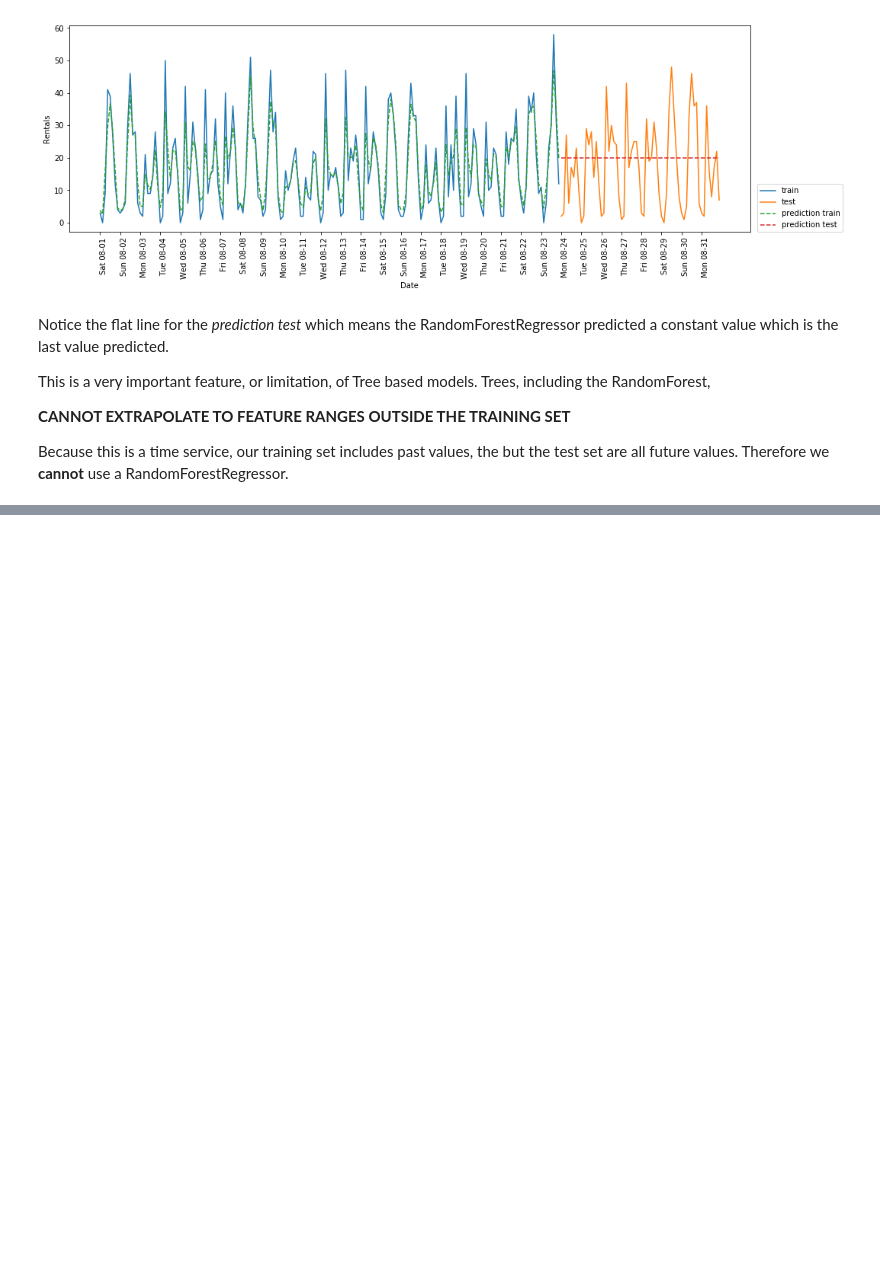
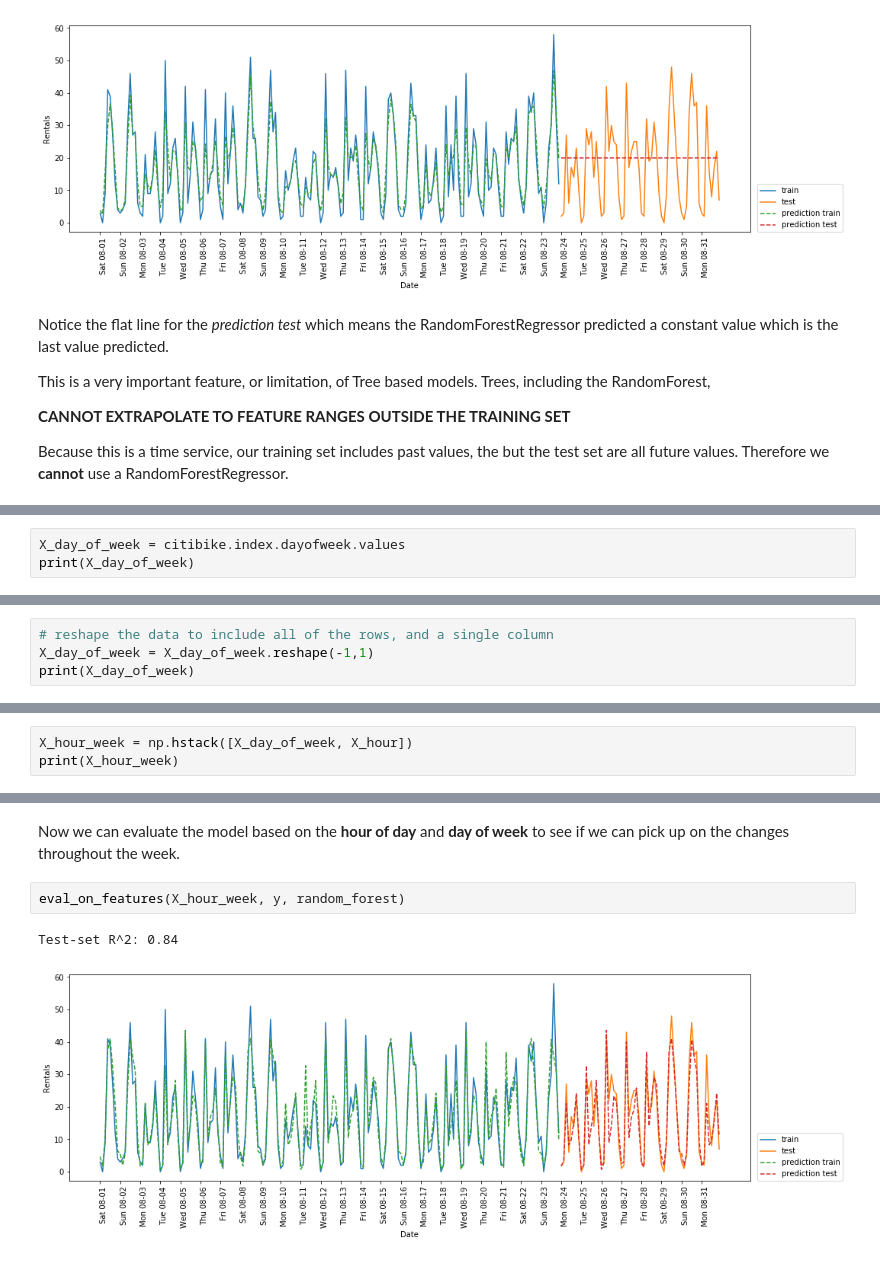
Before and after one commit to youngsoul/machinelearning101, a Jupyter notebook: TimeSeries_Citi_Bike.ipynb, the cells around one changed output, grey strips where cells are left out. Saved outputs shown, nothing was run; the diff lists cells and outputs as text; blank space fills up the shorter version.

```diff
--- a/TimeSeries_Citi_Bike.ipynb
+++ b/TimeSeries_Citi_Bike.ipynb
@@ -129,0 +193,3 @@ Lets create a couple of new features.
+# %%
+X_day_of_week = citibike.index.dayofweek.values
+print(X_day_of_week)
@@ -129,0 +206,4 @@ Lets create a couple of new features.
+# %%
+# reshape the data to include all of the rows, and a single column
+X_day_of_week = X_day_of_week.reshape(-1,1)
+print(X_day_of_week)
@@ -129,0 +230,3 @@ Lets create a couple of new features.
+# %%
+X_hour_week = np.hstack([X_day_of_week, X_hour])
+print(X_hour_week)
@@ -129,0 +251,7 @@ Lets create a couple of new features.
+# %% [markdown]
+Now we can evaluate the model based on the **hour of day** and **day of week** to see if we can pick up on the changes throughout the week.
+# %%
+eval_on_features(X_hour_week, y, random_forest)
+# %% [output]
+Test-set R^2: 0.84
+[figure, added]
```
Also changed, not shown: parts of 32 cells of this notebook.
